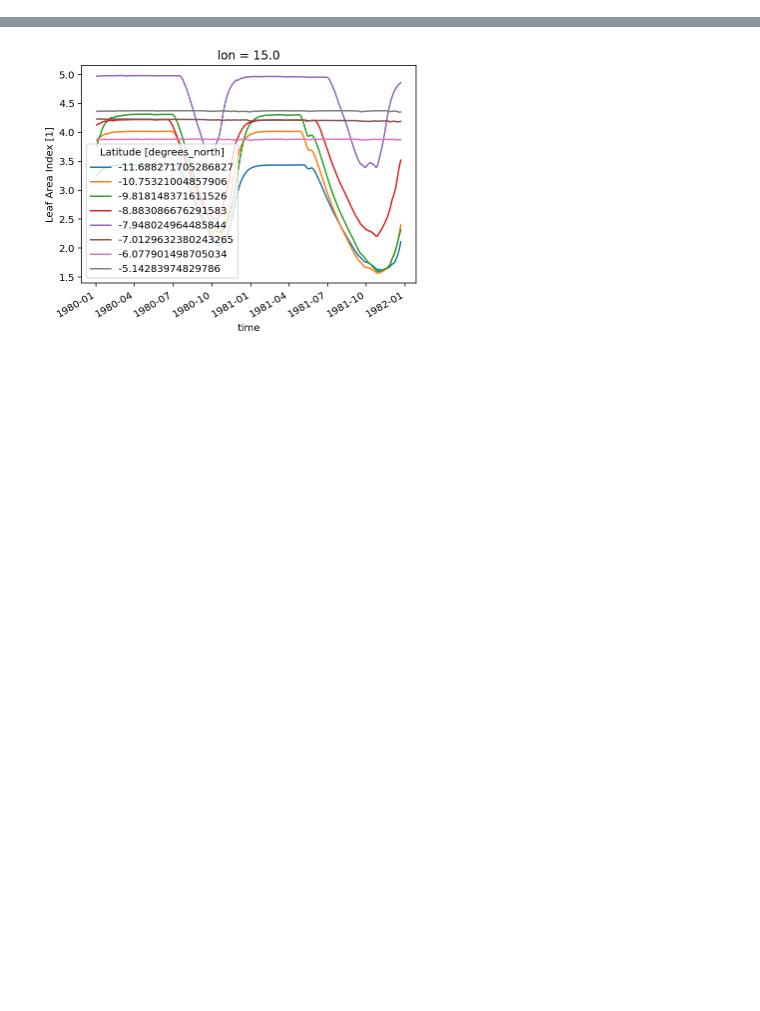
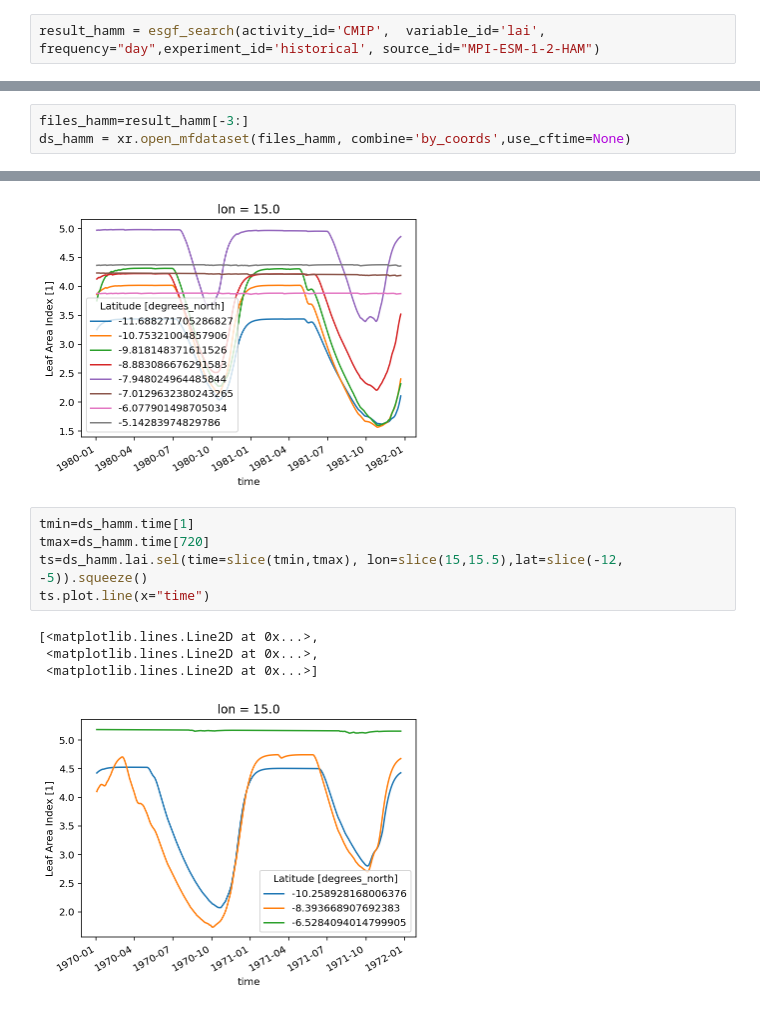
Before and after one commit to rosiealice/global_pft_scripts, a Jupyter notebook: daily_LAI.ipynb, the cells around one changed output, grey strips where cells are left out. Cells and saved outputs as stored; diff of their text form; blank space fills up the shorter version.

```diff
--- a/daily_LAI.ipynb
+++ b/daily_LAI.ipynb
@@ -222,0 +153,2 @@ result_miroc[-3:]
+# %%
+result_hamm = esgf_search(activity_id='CMIP',  variable_id='lai', frequency="day",experiment_id='historical', source_id="MPI-ESM-1-2-HAM")
@@ -241,0 +174,3 @@ ds_miroc = xr.open_mfdataset(files_miroc, combine='by_coords',use_cftime=None)
+# %%
+files_hamm=result_hamm[-3:]
+ds_hamm = xr.open_mfdataset(files_hamm, combine='by_coords',use_cftime=None)
@@ -294,6 +231,16 @@ ts.plot.line(x="time")
  <matplotlib.lines.Line2D at 0x...>,
  <matplotlib.lines.Line2D at 0x...>]
 [figure]
+# %%
+tmin=ds_hamm.time[1]
+tmax=ds_hamm.time[720]
+ts=ds_hamm.lai.sel(time=slice(tmin,tmax), lon=slice(15,15.5),lat=slice(-12, -5)).squeeze()
+ts.plot.line(x="time")
+# %% [output]
+[<matplotlib.lines.Line2D at 0x...>,
+ <matplotlib.lines.Line2D at 0x...>,
+ <matplotlib.lines.Line2D at 0x...>]
+[figure, added]
 # %%
 tmin=ds_miroc.time[1]
 tmax=ds_miroc.time[720]
```
Also changed, not shown: parts of 16 cells of this notebook.
